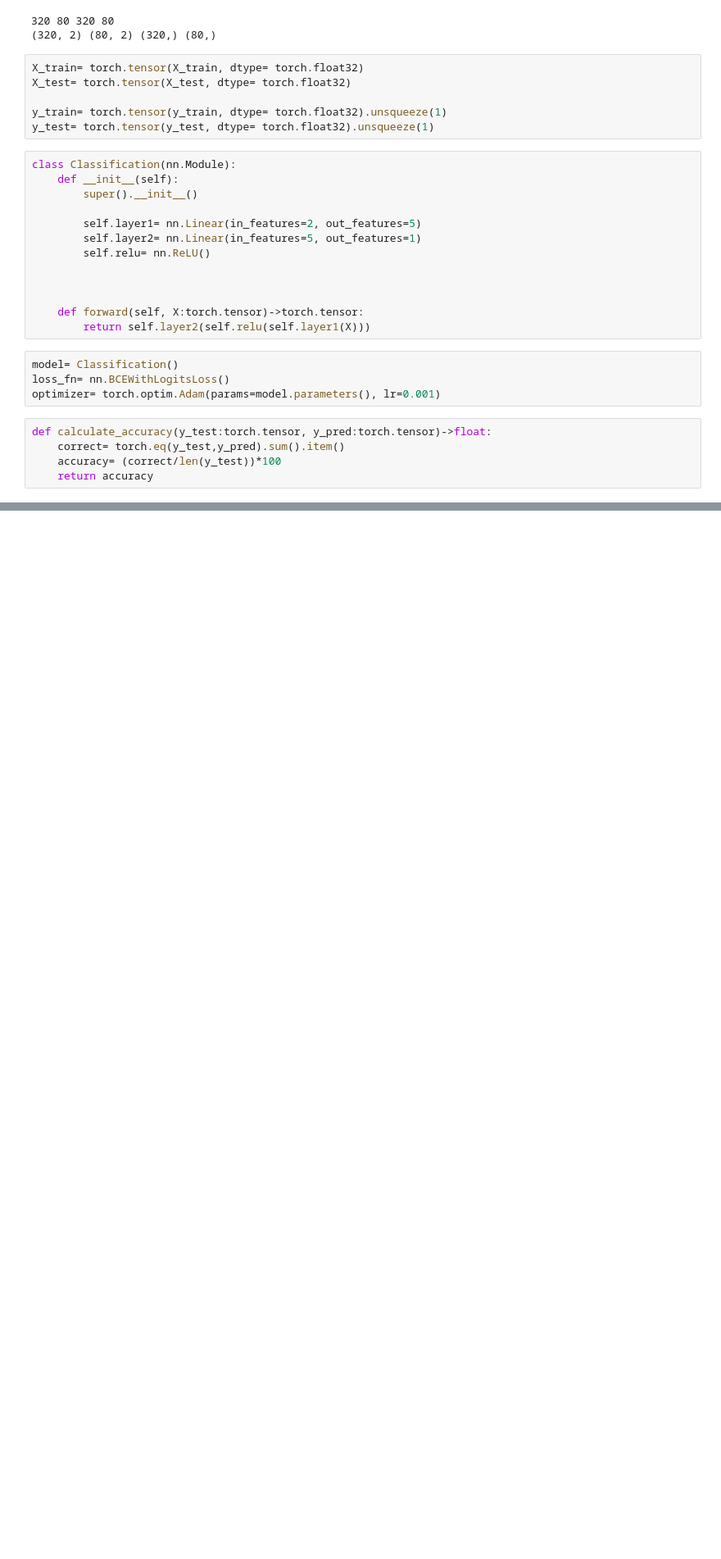
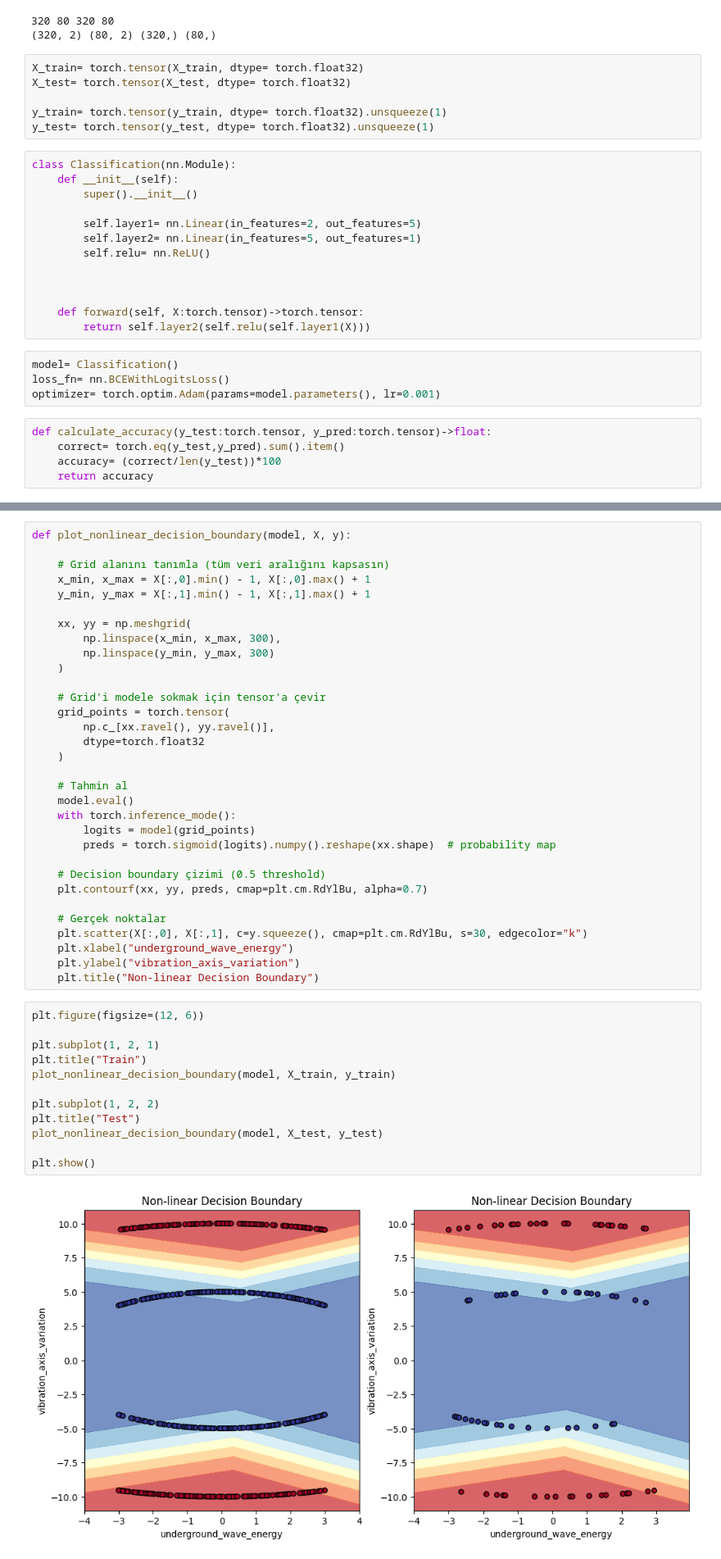
Before and after one commit to IbrahimEmreYildiz/Deep-Learning-Training, a Jupyter notebook: seismic_activity_training.ipynb, the cells around one changed output, grey strips where cells are left out. Shown at 82% size. Cells and saved outputs as stored; diff of their text form; blank space fills up the shorter version.

Commit message:
seismic activity training

```diff
--- a/seismic_activity_training.ipynb
+++ b/seismic_activity_training.ipynb
@@ -122,0 +124,46 @@ Epoch: 560, Loss: 0.429217666387558, Accuracy: 100.0, Test Loss: 0.4155441820621
+# %%
+def plot_nonlinear_decision_boundary(model, X, y):
+
+    # Grid alanını tanımla (tüm veri aralığını kapsasın)
+    x_min, x_max = X[:,0].min() - 1, X[:,0].max() + 1
+    y_min, y_max = X[:,1].min() - 1, X[:,1].max() + 1
+
+    xx, yy = np.meshgrid(
+        np.linspace(x_min, x_max, 300),
+        np.linspace(y_min, y_max, 300)
+    )
+
+    # Grid'i modele sokmak için tensor'a çevir
+    grid_points = torch.tensor(
+        np.c_[xx.ravel(), yy.ravel()],
+        dtype=torch.float32
+    )
+
+    # Tahmin al
+    model.eval()
+    with torch.inference_mode():
+        logits = model(grid_points)
+        preds = torch.sigmoid(logits).numpy().reshape(xx.shape)  # probability map
+
+    # Decision boundary çizimi (0.5 threshold)
+    plt.contourf(xx, yy, preds, cmap=plt.cm.RdYlBu, alpha=0.7)
+
+    # Gerçek noktalar
+    plt.scatter(X[:,0], X[:,1], c=y.squeeze(), cmap=plt.cm.RdYlBu, s=30, edgecolor="k")
+    plt.xlabel("underground_wave_energy")
+    plt.ylabel("vibration_axis_variation")
+    plt.title("Non-linear Decision Boundary")
+# %%
+plt.figure(figsize=(12, 6))
+
+plt.subplot(1, 2, 1)
+plt.title("Train")
+plot_nonlinear_decision_boundary(model, X_train, y_train)
+
+plt.subplot(1, 2, 2)
+plt.title("Test")
+plot_nonlinear_decision_boundary(model, X_test, y_test)
+
+plt.show()
+# %% [output]
+[figure, added]
```
Also changed, not shown: parts of 2 cells of this notebook.
